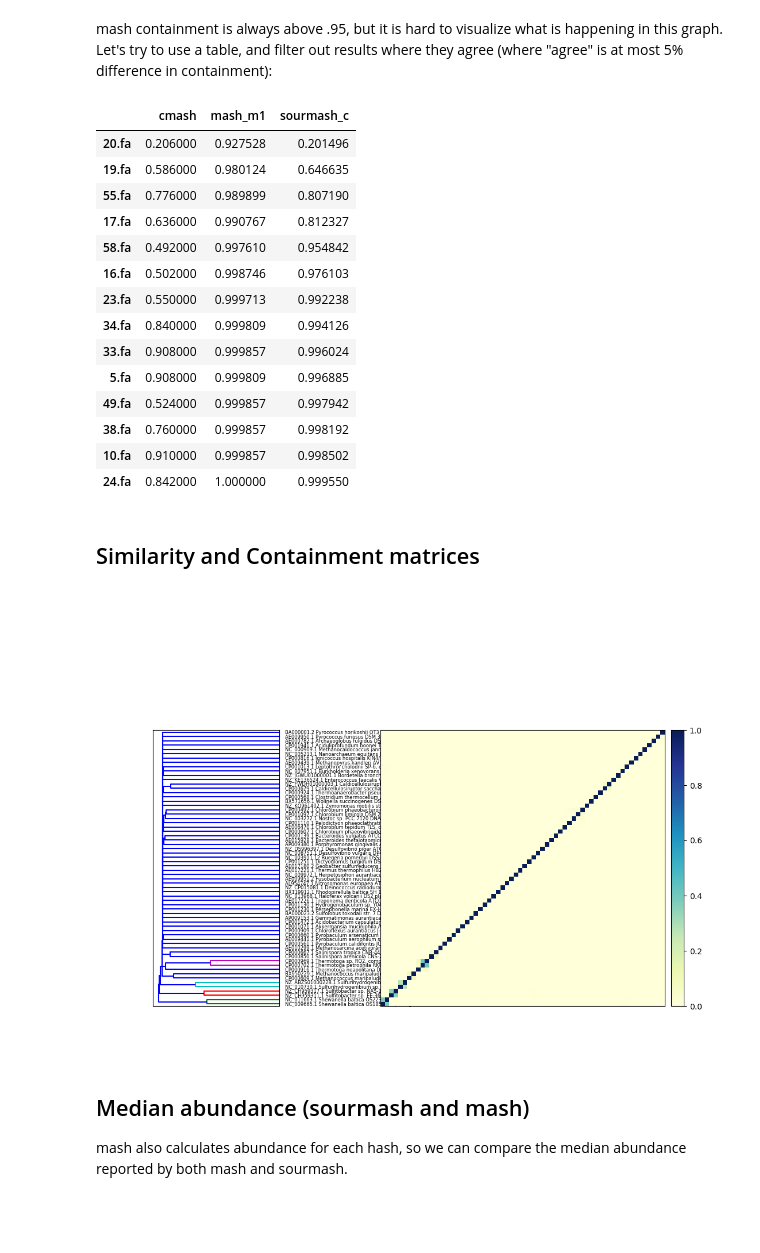
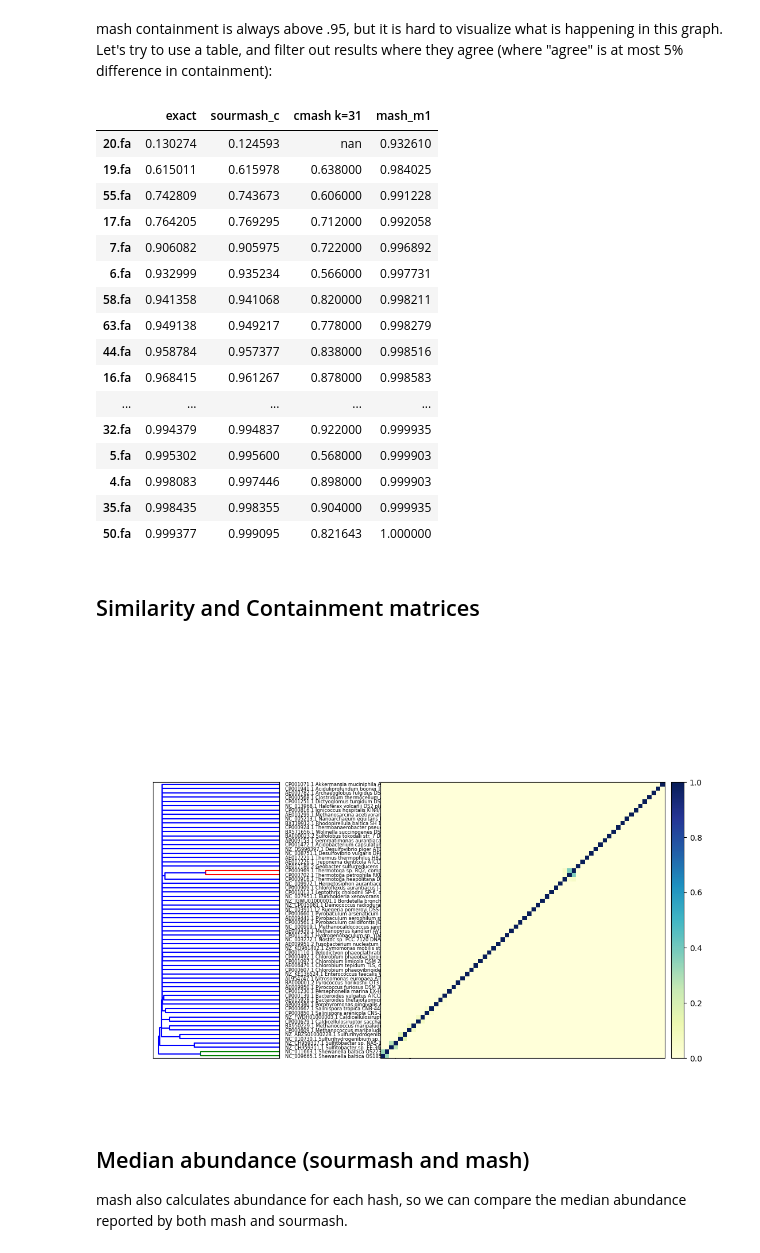
Before and after one commit to luizirber/phd, a Jupyter notebook: experiments/smol_gather/notebooks/analysis.ipynb, the cells around one changed output. Saved outputs shown, nothing was run; the diff lists cells and outputs as text; code cells hidden in the pictures; blank space fills up the shorter version.

```diff
--- a/experiments/smol_gather/notebooks/analysis.ipynb
+++ b/experiments/smol_gather/notebooks/analysis.ipynb
@@ -84,10 +106,10 @@ all_methods.sort_values(by="sourmash_c").plot()
 mash containment is always above .95, but it is hard to visualize what is happening in this graph. Let's try to use a table, and filter out results where they agree (where "agree" is at most 5% difference in containment):
 # %%
 def highlight_median(s):
-    diff = np.abs(s - np.median(s))
+    diff = np.abs(s - s['exact'])
     colorized = []
     for v in diff:
-        if v < .05: colorized.append('background-color: white')
+        if v < .01: colorized.append('background-color: white')
         elif v < .1: colorized.append('background-color: yellow')
         elif v < .3: colorized.append('background-color: orange')
         else: colorized.append('background-color: red')
@@ -95,30 +117,32 @@ def highlight_median(s):
 
 with pd.option_context('display.max_rows', None, 'show_dimensions', True):
     df = all_methods.sort_values(by="sourmash_c")
-    df = df[df.apply(lambda x: any(np.abs(x - x.median()) > .05), axis=1)]
+    df = df[df.apply(lambda x: any(np.abs(x - x['exact']) > .05), axis=1)]
     display(df.style.apply(highlight_median, axis=1))
 # %% [output]
-|  | cmash | mash_m1 | sourmash_c |
-| 20.fa | 0.206000 | 0.927528 | 0.201496 |
-| 19.fa | 0.586000 | 0.980124 | 0.646635 |
-| 55.fa | 0.776000 | 0.989899 | 0.807190 |
-| 17.fa | 0.636000 | 0.990767 | 0.812327 |
-| 58.fa | 0.492000 | 0.997610 | 0.954842 |
-| 16.fa | 0.502000 | 0.998746 | 0.976103 |
-| 23.fa | 0.550000 | 0.999713 | 0.992238 |
-| 34.fa | 0.840000 | 0.999809 | 0.994126 |
-| 33.fa | 0.908000 | 0.999857 | 0.996024 |
-| 5.fa | 0.908000 | 0.999809 | 0.996885 |
-| 49.fa | 0.524000 | 0.999857 | 0.997942 |
-| 38.fa | 0.760000 | 0.999857 | 0.998192 |
-| 10.fa | 0.910000 | 0.999857 | 0.998502 |
-| 24.fa | 0.842000 | 1.000000 | 0.999550 |
+|  | exact | sourmash_c | cmash k=31 | mash_m1 |
+| 20.fa | 0.130274 | 0.124593 | nan | 0.932610 |
+| 19.fa | 0.615011 | 0.615978 | 0.638000 | 0.984025 |
+| 55.fa | 0.742809 | 0.743673 | 0.606000 | 0.991228 |
+| 17.fa | 0.764205 | 0.769295 | 0.712000 | 0.992058 |
+| 7.fa | 0.906082 | 0.905975 | 0.722000 | 0.996892 |
+| 6.fa | 0.932999 | 0.935234 | 0.566000 | 0.997731 |
+| 58.fa | 0.941358 | 0.941068 | 0.820000 | 0.998211 |
+| 63.fa | 0.949138 | 0.949217 | 0.778000 | 0.998279 |
+| 44.fa | 0.958784 | 0.957377 | 0.838000 | 0.998516 |
+| 16.fa | 0.968415 | 0.961267 | 0.878000 | 0.998583 |
+| ... | ... | ... | ... | ... |
+| 32.fa | 0.994379 | 0.994837 | 0.922000 | 0.999935 |
+| 5.fa | 0.995302 | 0.995600 | 0.568000 | 0.999903 |
+| 4.fa | 0.998083 | 0.997446 | 0.898000 | 0.999903 |
+| 35.fa | 0.998435 | 0.998355 | 0.904000 | 0.999935 |
+| 50.fa | 0.999377 | 0.999095 | 0.821643 | 1.000000 |
 # %% [markdown]
 ## Similarity and Containment matrices
 # %%
-Image("../outputs/scaled_1000/similarity.dist.matrix.png")
+Image(f"../outputs/scaled_1000/similarity-k{ksize}.matrix.png")
 # %% [output]
-[figure, old version]
+[figure, new version]
 # %% [markdown]
 ## Median abundance (sourmash and mash)
 
```
Also changed, not shown: parts of 16 cells of this notebook, 20 other files.
